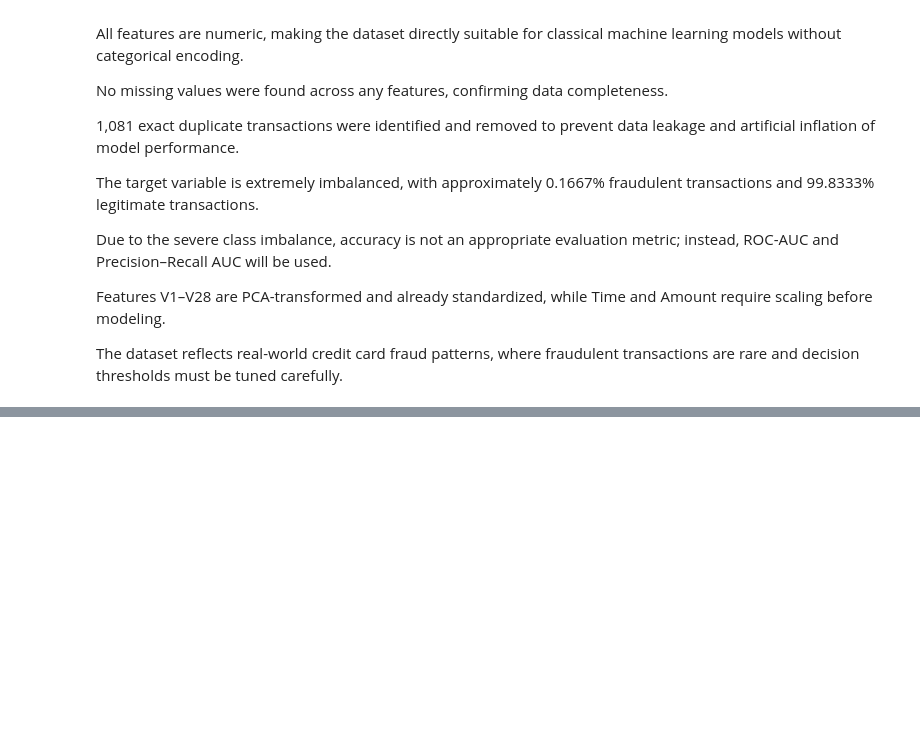
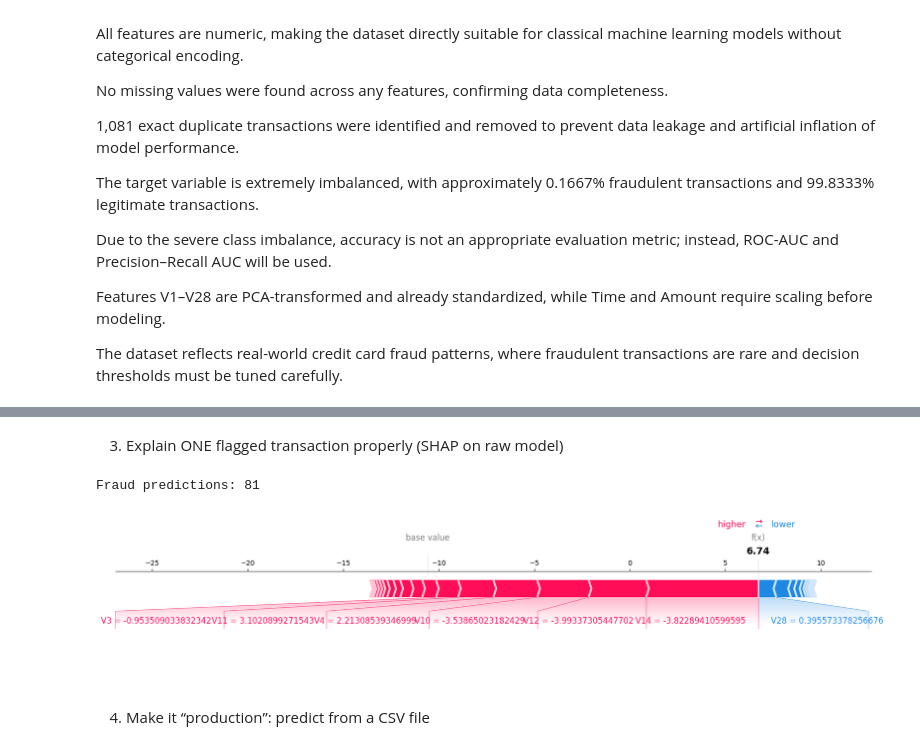
Before and after one commit to Tharunkumar0205/credit-card-fraud-detection, a Jupyter notebook: eda_credit_card_fraud.ipynb, the cells around one changed output, grey strips where cells are left out. Drawn from its saved outputs; the diff is of its cells as text; code cells hidden in the pictures; blank space fills up the shorter version.

```diff
--- a/eda_credit_card_fraud.ipynb
+++ b/eda_credit_card_fraud.ipynb
@@ -300,0 +773,22 @@ nothing added to commit but untracked files present (use "git add" to track)
+# %%
+import json, joblib
+import numpy as np
+import pandas as pd
+
+# load artifacts (once)
+xgb_raw = joblib.load("models/xgb_fraud_model_raw.joblib")
+platt   = joblib.load("models/platt_calibrator.joblib")
+best_t  = json.load(open("models/threshold.json"))["threshold"]
+cols    = json.load(open("models/feature_columns.json"))["columns"]
+
+def predict_df(df: pd.DataFrame):
+    df = df.copy()
+    df = df[cols]                          # enforce correct column order
+    raw = xgb_raw.predict_proba(df)[:, 1]  # raw prob
+    cal = platt.predict_proba(raw.reshape(-1,1))[:, 1]  # calibrated prob
+    pred = (cal >= best_t).astype(int)
+    out = df.copy()
+    out["fraud_proba_raw"] = raw
+    out["fraud_proba_cal"] = cal
+    out["fraud_pred"] = pred
+    return out
@@ -300,0 +828,25 @@ nothing added to commit but untracked files present (use "git add" to track)
+# %% [markdown]
+3) Explain ONE flagged transaction properly (SHAP on raw model)
+# %%
+import shap
+
+# make explainer (use small background for speed)
+bg = X_train.sample(500, random_state=42)[cols]
+explainer = shap.TreeExplainer(xgb_raw, data=bg)
+
+# pick one predicted fraud from test
+out_all = predict_df(X_test)
+fraud_rows = out_all[out_all["fraud_pred"] == 1]
+print("Fraud predictions:", len(fraud_rows))
+
+idx = fraud_rows.index[0]
+row = X_test.loc[[idx], cols]
+
+sv = explainer.shap_values(row)
+
+shap.force_plot(explainer.expected_value, sv, row, matplotlib=True)
+# %% [output]
+Fraud predictions: 81
+[figure, added]
+# %% [markdown]
+4) Make it “production”: predict from a CSV file
```
Also changed, not shown: parts of 79 cells of this notebook, 5 other files.
